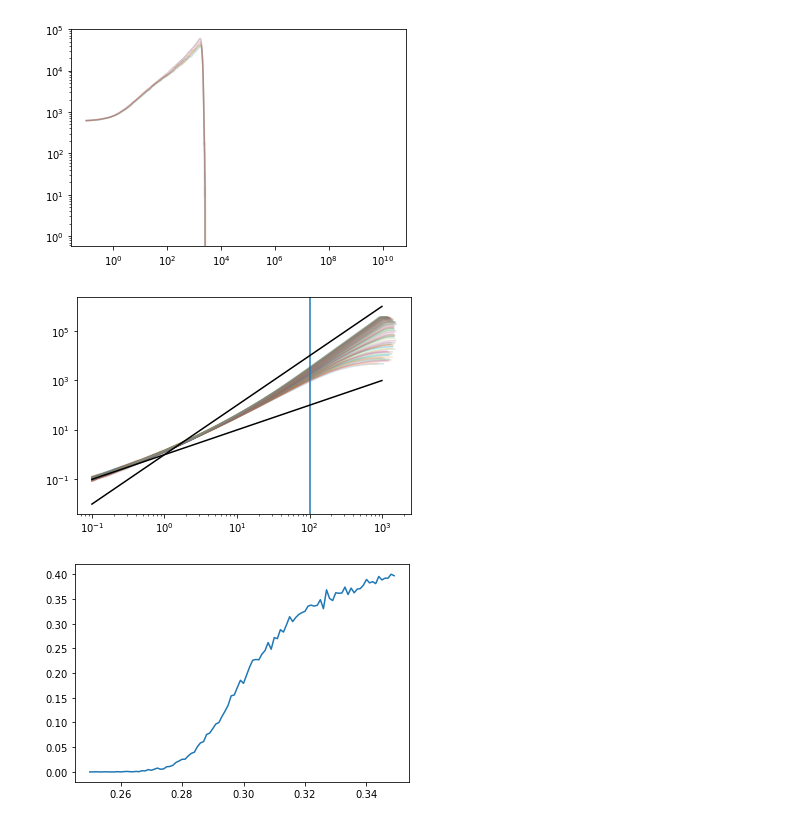
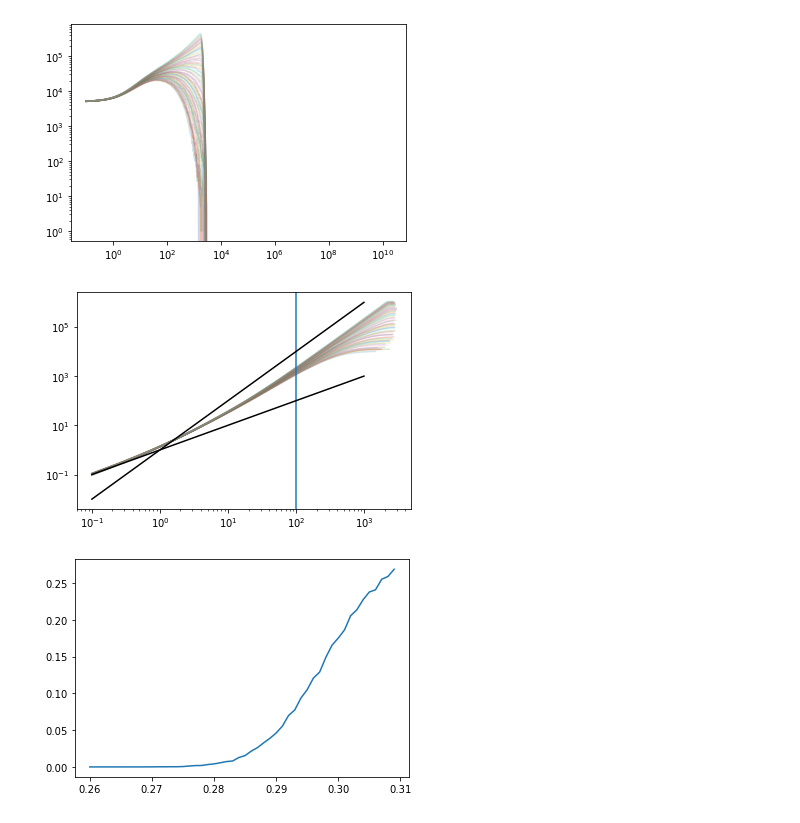
Before and after one commit to Irene-Li/BARW, a Jupyter notebook: BARW/plot_mult_data.ipynb, the cells around one changed output. Saved outputs shown, nothing was run; the diff lists cells and outputs as text; code cells hidden in the pictures.

```diff
--- a/BARW/plot_mult_data.ipynb
+++ b/BARW/plot_mult_data.ipynb
@@ -5,11 +11,11 @@ from utils import *
 # %%
 L=2049  # system size 2**n+1
-N=600 # number of realisations
+N=5000 # number of realisations
 
 p=0.34 # prob. of hopping in the same direction as the previous hop
 q=0.33
 
-hs = np.arange(0.305, 0.310, 0.001)
+hs = np.arange(0.260, 0.310, 0.001)
 n = int(np.floor(np.log2(L)) - 1)
 
 edge_reach_frac = []
@@ -57,16 +74,14 @@ data_L2049_N600_p0.34_q0.33_h0.310.dat
 # %%
 for (i, active_moments) in enumerate(actives):
     t = active_moments[:, 0]
-    t = np.append(t, ts[i][-1])
     m = active_moments[:, 2]
-    m = np.append(m, 0)
 
     plt.plot(t, m, alpha=0.2)
 plt.yscale('log')
 plt.xscale('log')
 plt.show()
 # %% [output]
-[figure, old version]
+[figure, new version]
 # %%
 for (t, m) in zip(ts, mean_msds):
     if len(t[:-1]) == len(m):
@@ -81,9 +96,9 @@ plt.xscale('log')
 plt.yscale('log')
 plt.show()
 # %% [output]
-[figure, old version]
+[figure, new version]
 # %%
 plt.plot(hs, edge_reach_frac)
 plt.show()
 # %% [output]
-[figure, old version]
+[figure, new version]
```
Also changed, not shown: parts of 2 cells of this notebook, 1 other file.
